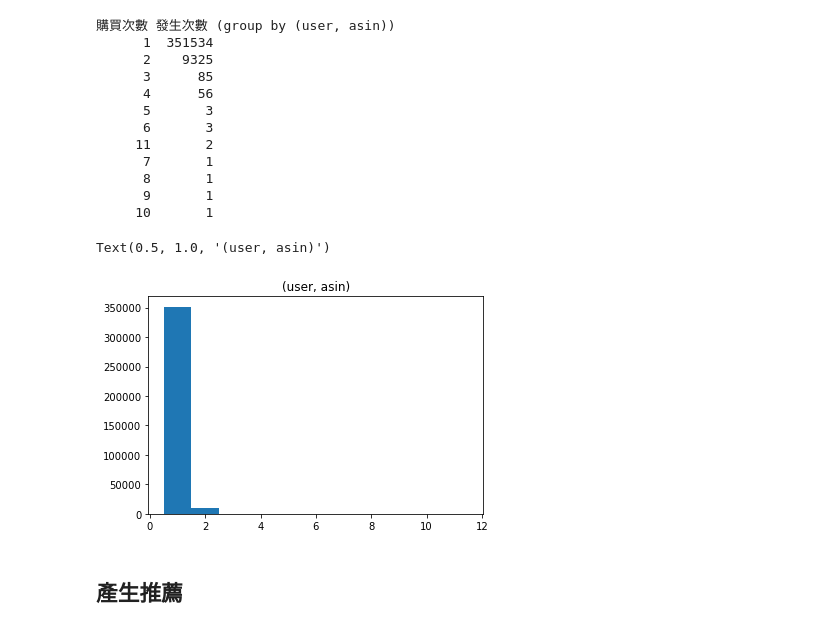
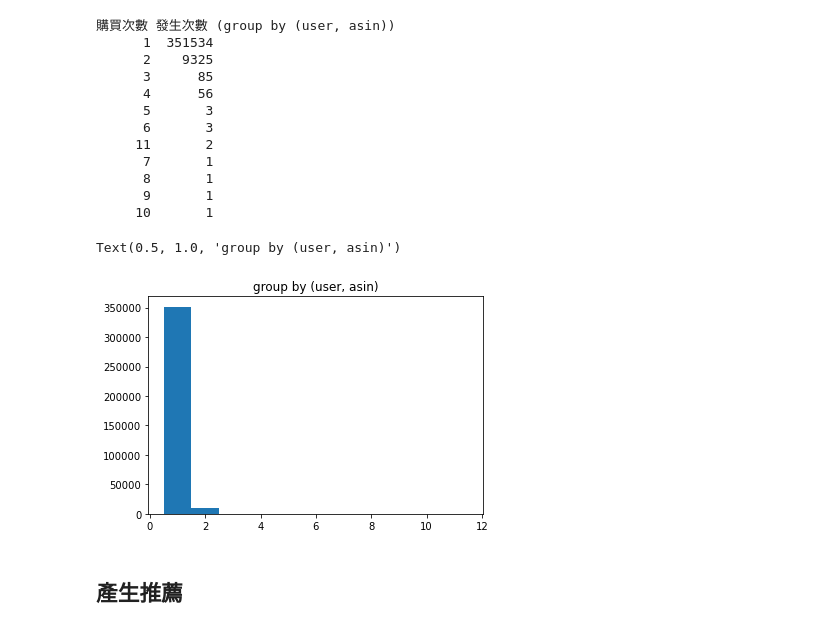
Before and after one commit to eugenechen0514/data-course-sample, a Jupyter notebook: week3/sample-cf-item-based.ipynb, the cells around one changed output. Drawn from its saved outputs; the diff is of its cells as text; code cells hidden in the pictures.

```diff
--- a/week3/sample-cf-item-based.ipynb
+++ b/week3/sample-cf-item-based.ipynb
@@ -124,11 +104,11 @@ for i, k in df.value_counts('count').items():
      10       1
 # %%
 plt.bar(df.value_counts('count').index, df.value_counts('count').tolist(), width=1.0)
-plt.title('(user, asin)')
+plt.title('group by (user, asin)')
 # 重覆購買次數很少，但還是有人會重復買
 # %% [output]
-Text(0.5, 1.0, '(user, asin)')
+Text(0.5, 1.0, 'group by (user, asin)')
-[figure, old version]
+[figure, new version]
 # %% [markdown]
 ## 產生推薦
 # %%
```
Also changed, not shown: parts of 2 cells of this notebook, 1 other file.
